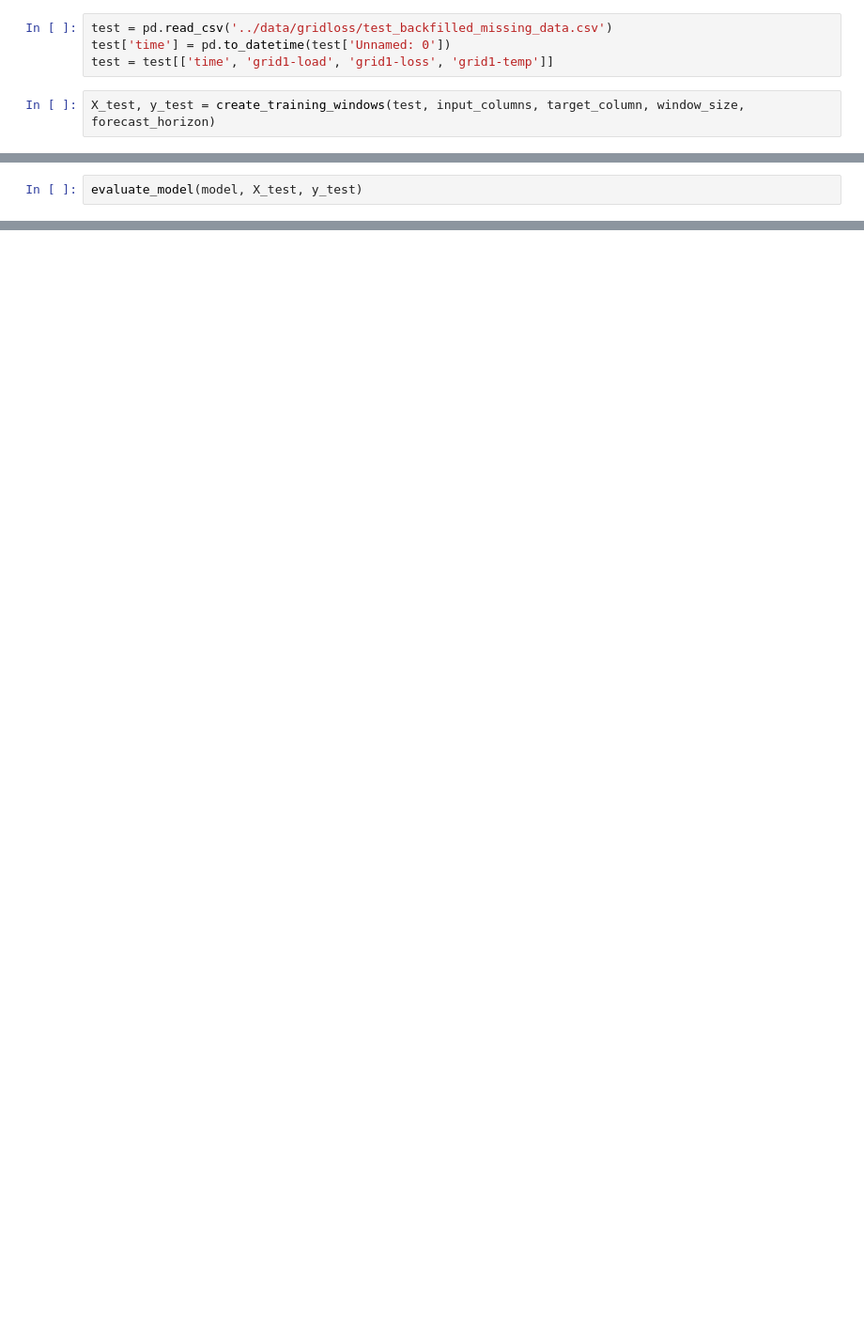
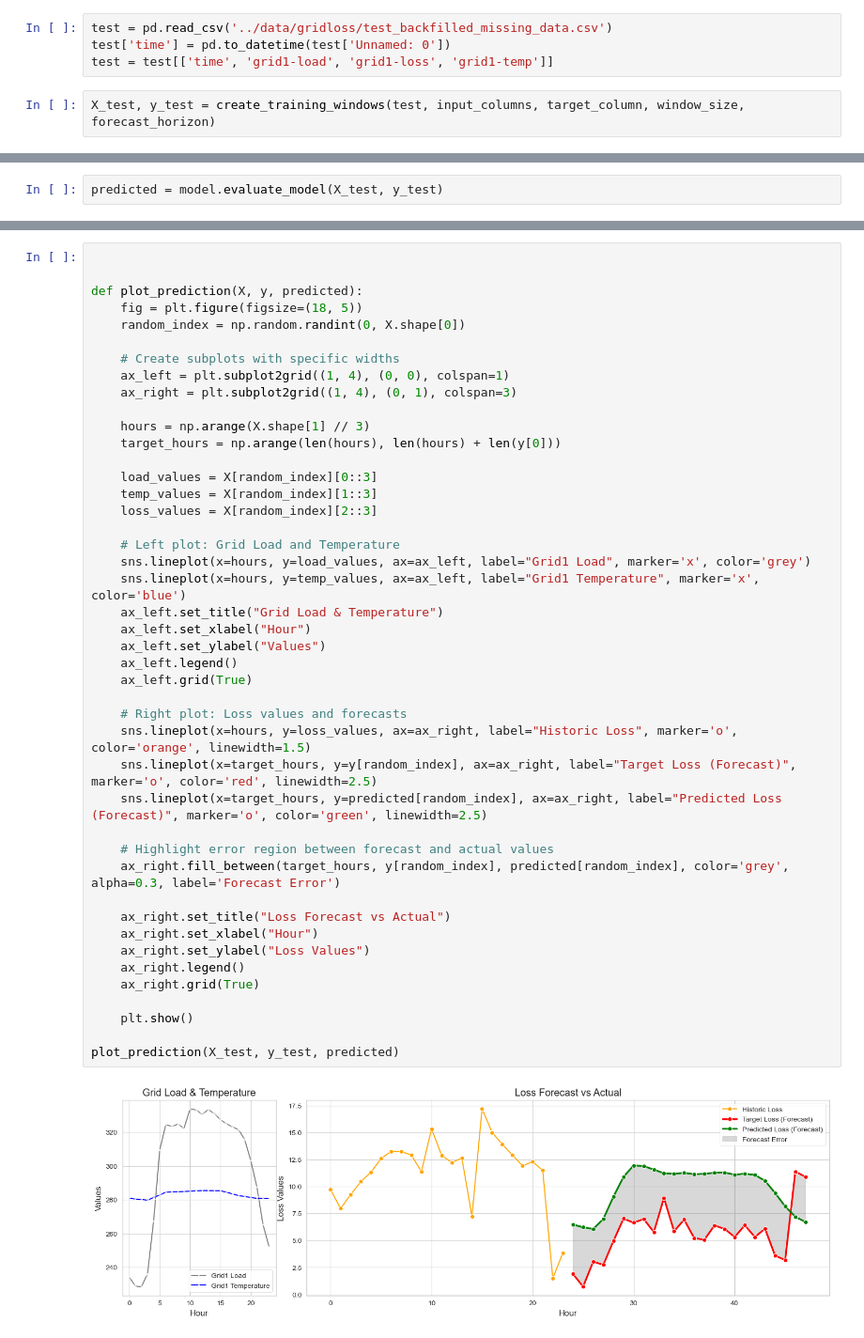
Before and after one commit to Mesterne/BEAST, a Jupyter notebook: notebooks/neural_network.ipynb, the cells around one changed output, grey strips where cells are left out. Shown at 94% size. Drawn from its saved outputs; the diff is of its cells as text; blank space fills up the shorter version.

```diff
--- a/notebooks/neural_network.ipynb
+++ b/notebooks/neural_network.ipynb
@@ -250,2 +313,2 @@ X_test.shape
 # %%
-evaluate_model(model, X_test, y_test)
+predicted = model.evaluate_model(X_test, y_test)
@@ -263,0 +320,46 @@ array([[21.9931 , 21.2879 , 20.9288 , ..., 28.7325 , 25.6306 , 22.2174 ],
+# %%
+
+
+def plot_prediction(X, y, predicted):
+    fig = plt.figure(figsize=(18, 5))
+    random_index = np.random.randint(0, X.shape[0])
+
+    # Create subplots with specific widths
+    ax_left = plt.subplot2grid((1, 4), (0, 0), colspan=1)
+    ax_right = plt.subplot2grid((1, 4), (0, 1), colspan=3)
+
+    hours = np.arange(X.shape[1] // 3)
+    target_hours = np.arange(len(hours), len(hours) + len(y[0]))
+
+    load_values = X[random_index][0::3]
+    temp_values = X[random_index][1::3]
+    loss_values = X[random_index][2::3]
+
+    # Left plot: Grid Load and Temperature
+    sns.lineplot(x=hours, y=load_values, ax=ax_left, label="Grid1 Load", marker='x', color='grey')
+    sns.lineplot(x=hours, y=temp_values, ax=ax_left, label="Grid1 Temperature", marker='x', color='blue')
+    ax_left.set_title("Grid Load & Temperature")
+    ax_left.set_xlabel("Hour")
+    ax_left.set_ylabel("Values")
+    ax_left.legend()
+    ax_left.grid(True)
+
+    # Right plot: Loss values and forecasts
+    sns.lineplot(x=hours, y=loss_values, ax=ax_right, label="Historic Loss", marker='o', color='orange', linewidth=1.5)
+    sns.lineplot(x=target_hours, y=y[random_index], ax=ax_right, label="Target Loss (Forecast)", marker='o', color='red', linewidth=2.5)
+    sns.lineplot(x=target_hours, y=predicted[random_index], ax=ax_right, label="Predicted Loss (Forecast)", marker='o', color='green', linewidth=2.5)
+
+    # Highlight error region between forecast and actual values
+    ax_right.fill_between(target_hours, y[random_index], predicted[random_index], color='grey', alpha=0.3, label='Forecast Error')
+
+    ax_right.set_title("Loss Forecast vs Actual")
+    ax_right.set_xlabel("Hour")
+    ax_right.set_ylabel("Loss Values")
+    ax_right.legend()
+    ax_right.grid(True)
+
+    plt.show()
+
+plot_prediction(X_test, y_test, predicted)
+# %% [output]
+[figure, added]
```
Also changed, not shown: parts of 17 cells of this notebook.
